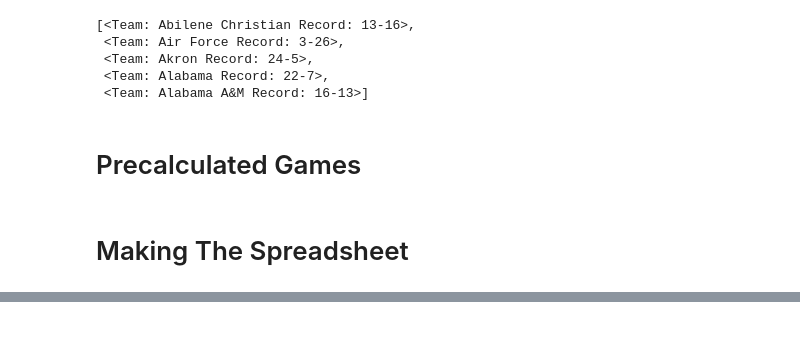
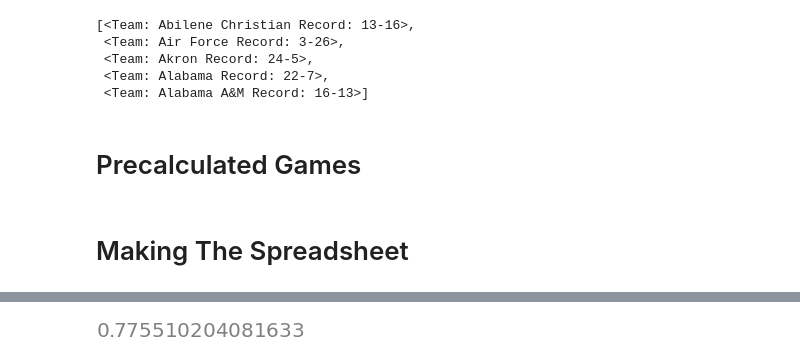
Before and after one commit to AnthonyGallante/KingfisherCourt, a Jupyter notebook: bracket_builder.ipynb, the cells around one changed output, grey strips where cells are left out. Drawn from its saved outputs; the diff is of its cells as text; code cells hidden in the pictures; blank space fills up the shorter version.

```diff
--- a/bracket_builder.ipynb
+++ b/bracket_builder.ipynb
@@ -306,0 +302,13 @@ south_west
+# %%
+team_data = Path.cwd() / 'data' / 'hoopR' / 'team_box_2026.parquet'
+
+table = pq.read_table(team_data)
+
+# Convert the Arrow Table to a pandas DataFrame
+teams_df = table.to_pandas()
+season_games = teams_df[['game_id', 'team_short_display_name', 'opponent_team_short_display_name', 'team_winner']]
+season_games = season_games.drop_duplicates(subset='game_id')
+season_games['W'] = [t1 if tw else t2
+                     for t1, t2, tw
+                     in zip(season_games['team_short_display_name'], season_games['opponent_team_short_display_name'], season_games['team_winner'])]
+season_games
@@ -306,0 +329,20 @@ south_west
+# %%
+TEMPERATURE = 0.00
+UPSET_PREVENTION = 1.0
+
+correct = 0
+games_that_happened = []
+
+for i, row in season_games.iterrows():
+    try:
+        g = precomputed_games(row['team_short_display_name'], row['opponent_team_short_display_name'])
+        games_that_happened.append(g)
+
+        if g['W'] == row['W']:
+            correct += 1
+    except:
+        continue
+# %%
+correct / len(games_that_happened)
+# %% [output]
+[figure, added]
```
Also changed, not shown: parts of 7 cells of this notebook, 11 other files.
